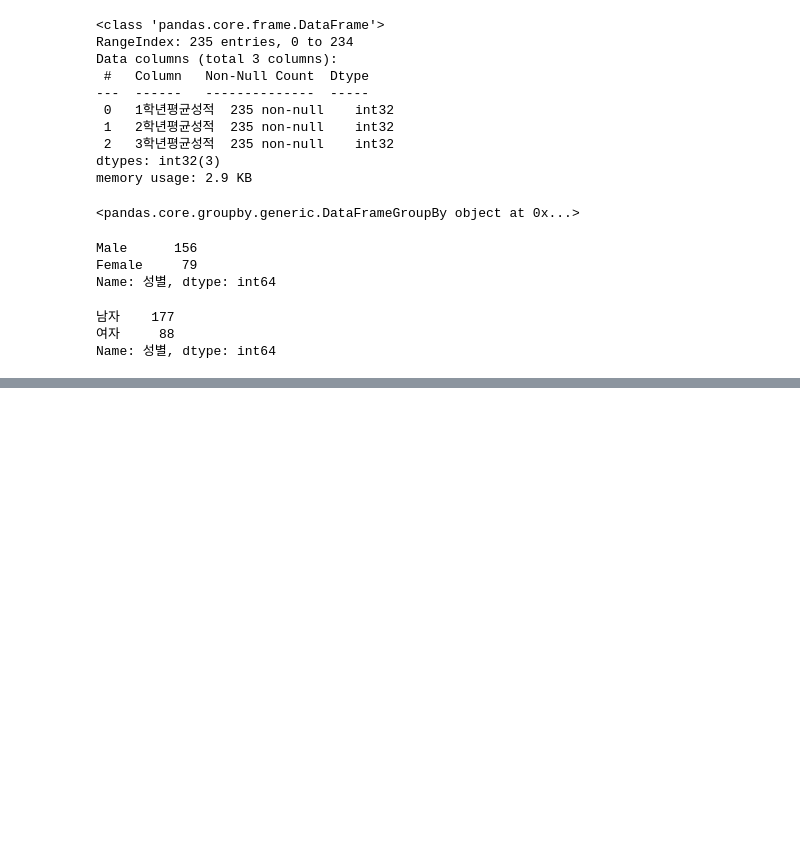
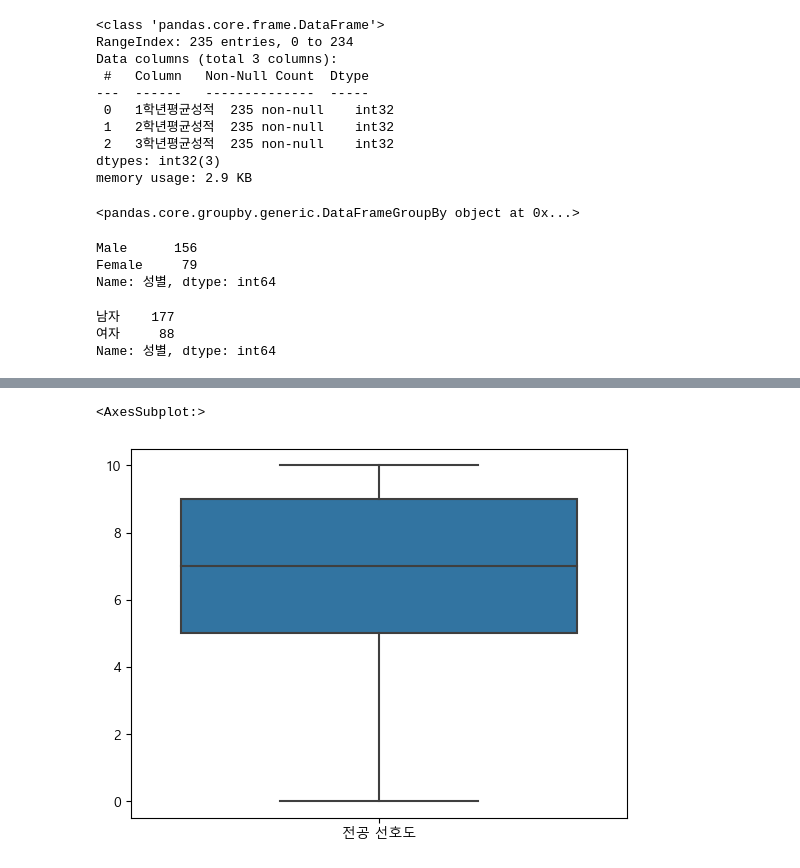
Before and after one commit to minseok06/PPP, a Jupyter notebook: 대회 준비_민석이와 친구들.ipynb, the cells around one changed output, grey strips where cells are left out. Drawn from its saved outputs; the diff is of its cells as text; code cells hidden in the pictures; blank space fills up the shorter version.

```diff
--- a/대회 준비_민석이와 친구들.ipynb
+++ b/대회 준비_민석이와 친구들.ipynb
@@ -290,0 +298,5 @@ plt.show()
+# %%
+sns.boxplot(data=y)
+# %% [output]
+<AxesSubplot:>
+[figure, added]
```
Also changed, not shown: parts of 14 cells of this notebook, 1 other file.
